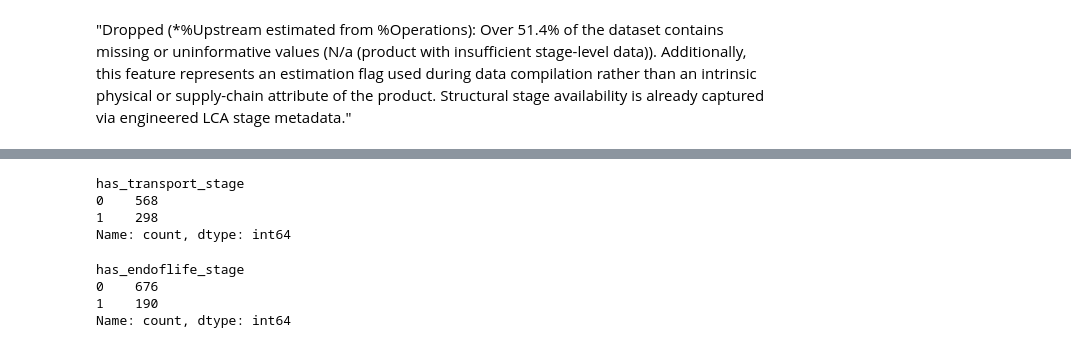
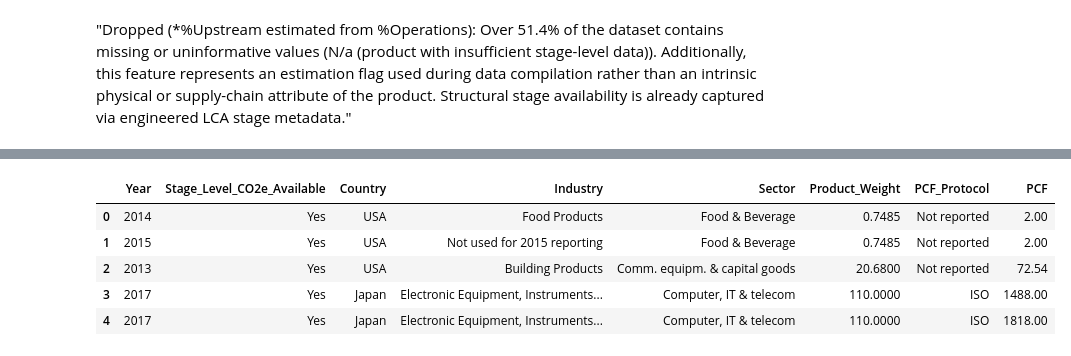
Before and after one commit to samina265/pcf-quality-framework, a Jupyter notebook: BEACON-PCF/notebooks/pre-eng (1).ipynb, the cells around one changed output, grey strips where cells are left out. Drawn from its saved outputs; the diff is of its cells as text; code cells hidden in the pictures.

```diff
--- a/BEACON-PCF/notebooks/pre-eng (1).ipynb
+++ b/BEACON-PCF/notebooks/pre-eng (1).ipynb
@@ -299,14 +219,16 @@ clean_df['has_transport_stage']
-# %%
-clean_df['has_transport_stage'].value_counts()
-# %% [output]
-has_transport_stage
-0    568
-1    298
-Name: count, dtype: int64
-# %%
-clean_df['has_endoflife_stage'].value_counts()
-# %% [output]
-has_endoflife_stage
-0    676
-1    190
-Name: count, dtype: int64
+# %%
+product_df = product_df.rename(columns={
+    "Year of reporting": "Year",
+
+    "Country (where company is incorporated)": "Country",
+    "Company's GICS Industry": "Industry",
+    "*Company's sector": "Sector",
+    "Product weight (kg)": "Product_Weight",
+    "Product's carbon footprint (PCF, kg CO2e)": "PCF",
+
+    "Protocol used for PCF": "PCF_Protocol",
+
+
+    "*Stage-level CO2e available": "Stage_Level_CO2e_Available",
+
+})
@@ -312,0 +247,9 @@ Name: count, dtype: int64
+# %%
+productclean_df.head()
+# %% [output]
+|  | Year | Stage_Level_CO2e_Available | Country | Industry | Sector | Product_Weight | PCF_Protocol | PCF |
+| 0 | 2014 | Yes | USA | Food Products | Food & Beverage | 0.7485 | Not reported | 2.00 |
+| 1 | 2015 | Yes | USA | Not used for 2015 reporting | Food & Beverage | 0.7485 | Not reported | 2.00 |
+| 2 | 2013 | Yes | USA | Building Products | Comm. equipm. & capital goods | 20.6800 | Not reported | 72.54 |
+| 3 | 2017 | Yes | Japan | Electronic Equipment, Instruments... | Computer, IT & telecom | 110.0000 | ISO | 1488.00 |
+| 4 | 2017 | Yes | Japan | Electronic Equipment, Instruments... | Computer, IT & telecom | 110.0000 | ISO | 1818.00 |
```
Also changed, not shown: parts of 27 cells of this notebook, 3 other files.
